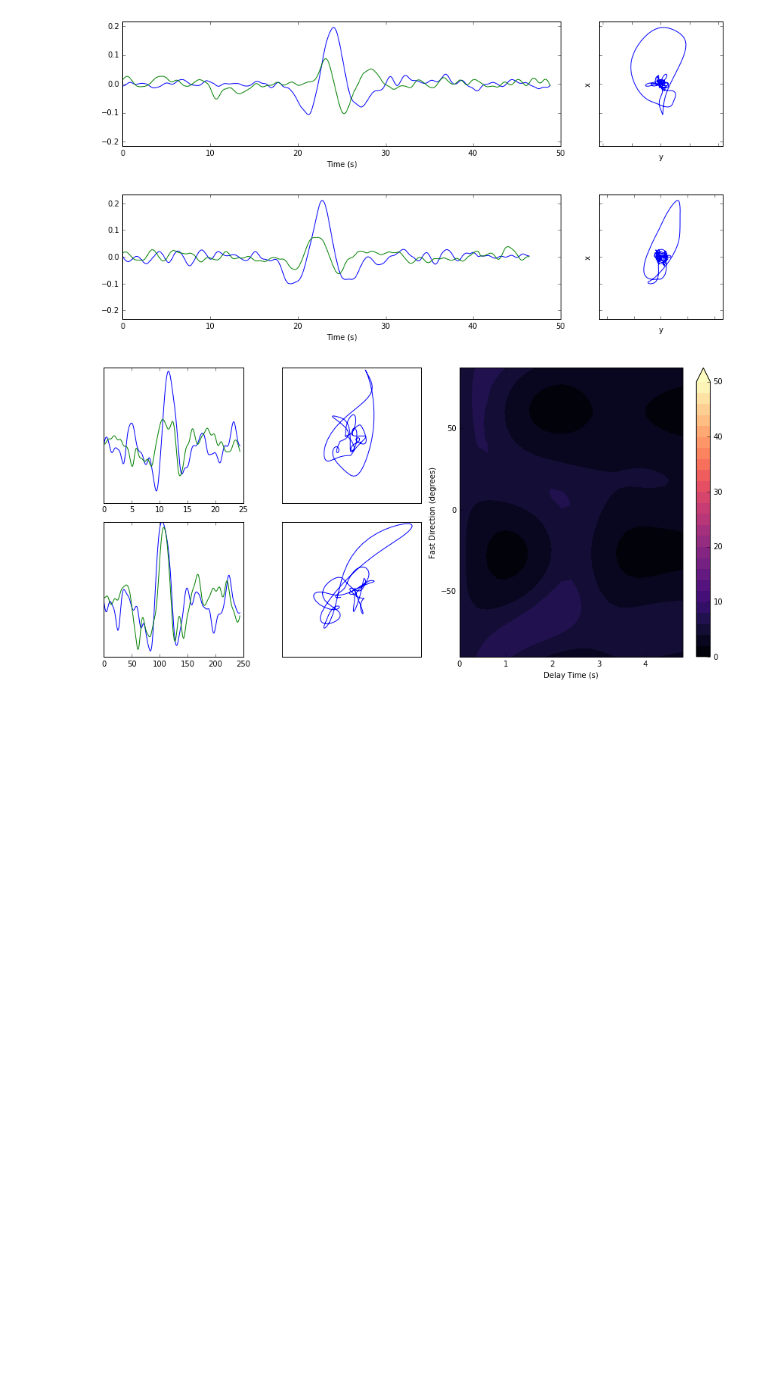
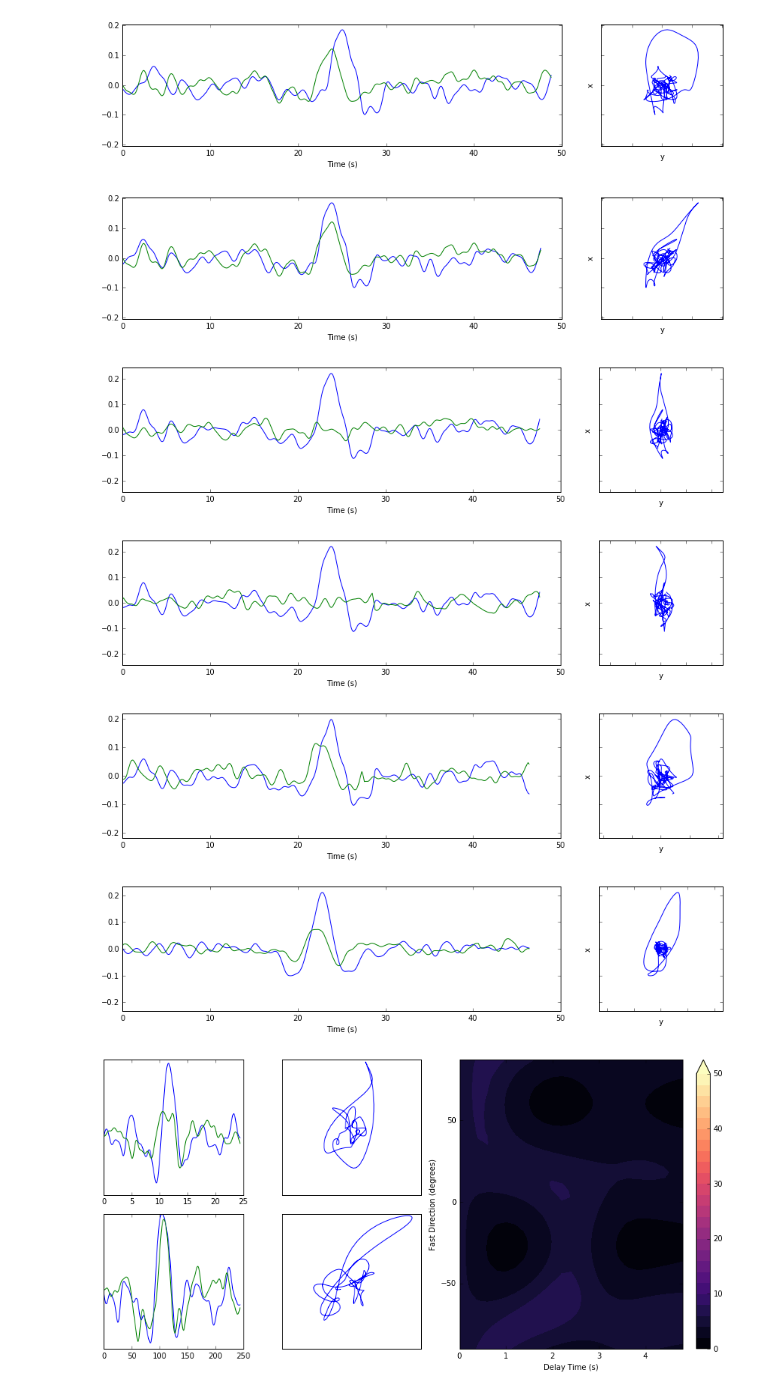
Before and after one commit to JackWalpole/splitwavepy, a Jupyter notebook: devel/Bootstrap.ipynb, the cells around one changed output. Drawn from its saved outputs; the diff is of its cells as text; code cells hidden in the pictures; blank space fills up the shorter version.

```diff
--- a/devel/Bootstrap.ipynb
+++ b/devel/Bootstrap.ipynb
@@ -40,28 +40,32 @@ def bootstrap_sample(data,fast,lag):
 # %%
 # def bootstrap_sample(data,fast,lag):
 # copy original data
-a = sw.Pair(pol=0,delta=0.1,noise=0.05,fast=30,lag=1.2)
+fast=90
+lag=1.2
+
+a = sw.Pair(pol=30,delta=0.1,noise=0.1,fast=fast,lag=lag)
+a.plot()
+
+# angle is the angle of the first component
+origang = a.angle
 
 
-# bs.x[20] = 10000
-# bs.plot()
-
-# origang = a.angle
-
-# origang
-# # replace noise sequence
-# fast=30
-# lag=1.2
-# a.unsplit(fast,lag)
-# a.plot()
-# a.rotateto(a.pca())
+a.unsplit(fast,lag)
 a.plot()
-# bs.y = get_noise(bs.y)
-# bs.rotateto(origang)
-# bs.split(fast,lag)
+a.rotateto(a.pca())
+a.plot()
+a.y = get_noise(a.y)
+a.plot()
+a.rotateto(origang)
+a.split(fast,lag)
+a.plot()
 #     return bs
 # %% [output]
-[figure, old version]
+[figure, new version]
+[figure, added]
+[figure, added]
+[figure, added]
+[figure, added]
 # %%
 # a = sw.Pair(pol=10,delta=0.1,noise=0.05,fast=30,lag=1.2)
 # a.plot()
```
Also changed, not shown: 1 other file.
